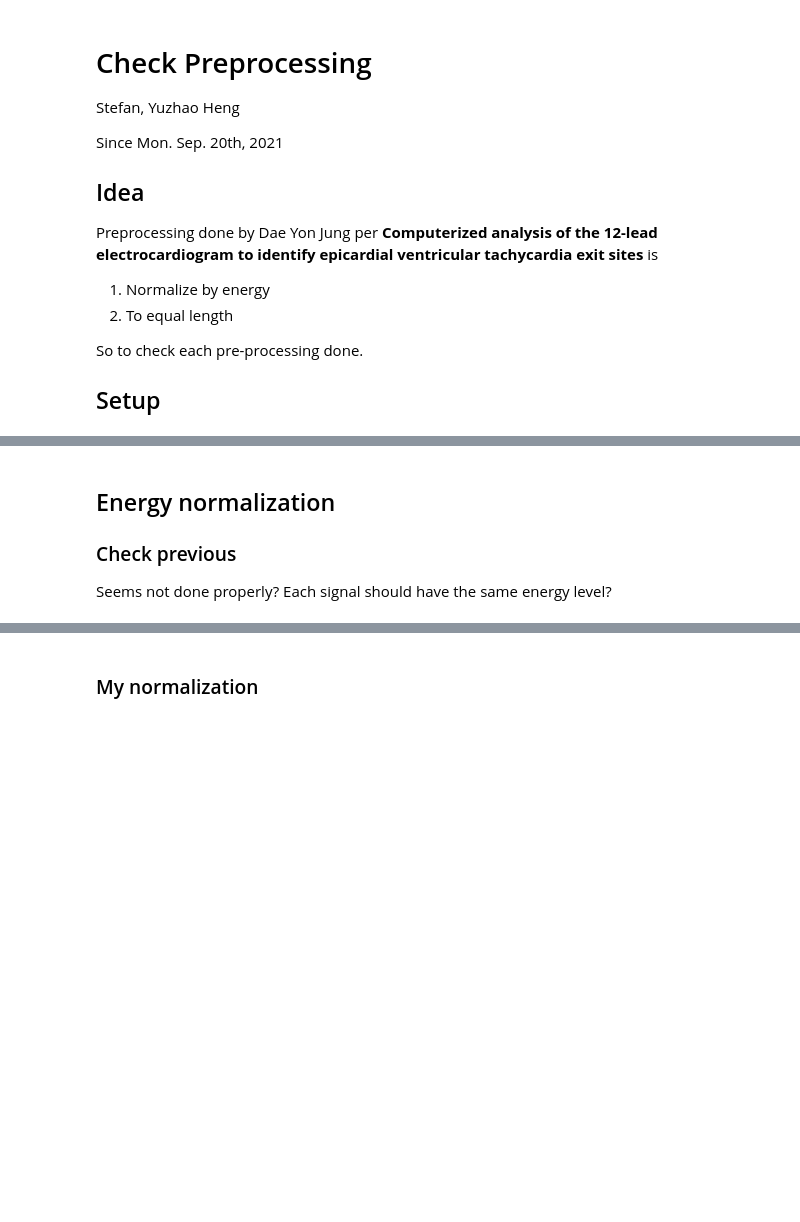
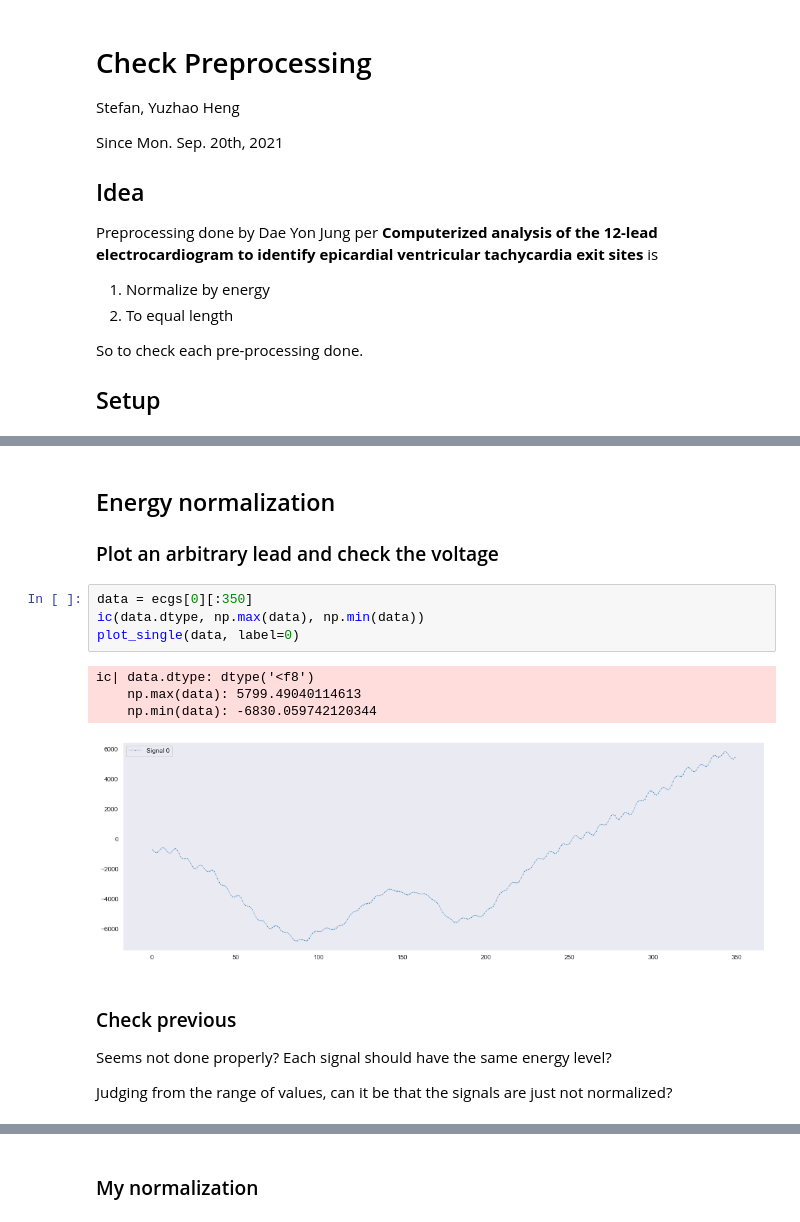
Before and after one commit to StefanHeng/ECG-PVC-Classifier, a Jupyter notebook: Data-Processing/check_preprocesing.ipynb, the cells around one changed output, grey strips where cells are left out. Cells and saved outputs as stored; diff of their text form; blank space fills up the shorter version.

Commit message:
Update: check on dataset & pre-processing

```diff
--- a/Data-Processing/check_preprocesing.ipynb
+++ b/Data-Processing/check_preprocesing.ipynb
@@ -34,8 +42,21 @@ ecgs = dg('daePm.ecg')
+# %% [markdown]
+## Energy normalization
+
+### Plot an arbitrary lead and check the voltage
+# %%
+data = ecgs[0][:350]
+ic(data.dtype, np.max(data), np.min(data))
+plot_single(data, label=0)
+# %% [output]
+ic| data.dtype: dtype('<f8')
+    np.max(data): 5799.49040114613
+    np.min(data): -6830.059742120344
+[figure, added]
 # %% [markdown]
-## Energy normalization
-
 ### Check previous
 Seems not done properly? Each signal should have the same energy level?
+
+Judging from the range of values, can it be that the signals are just not normalized?
 # %%
 t = 'existing'
 plot_energy(ecgs, title=t)
```
Also changed, not shown: parts of 3 cells of this notebook, 5 other files.
